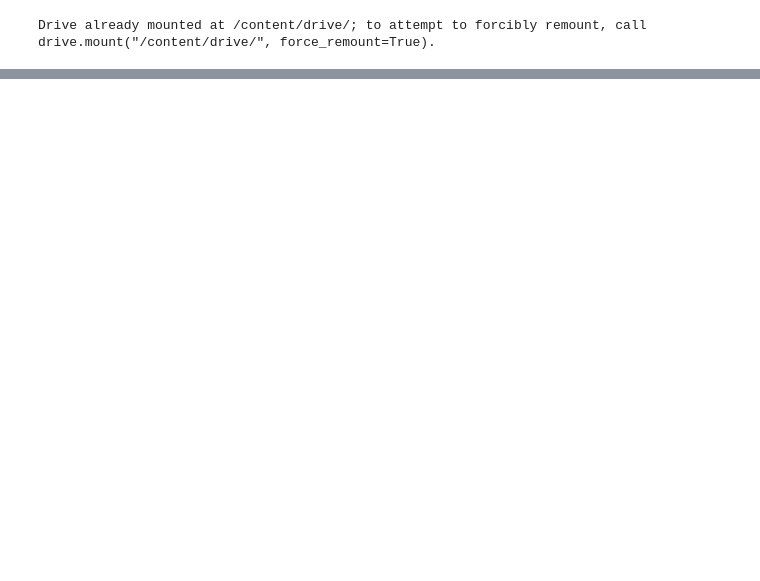
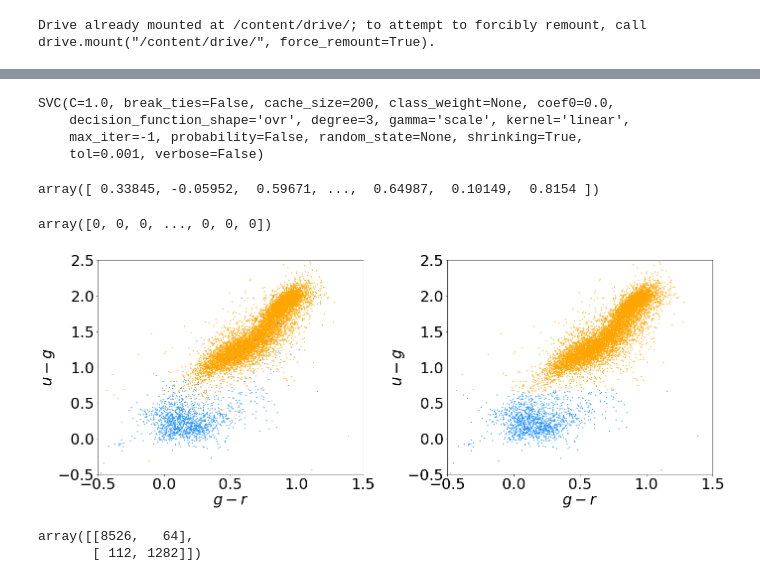
Before and after one commit to suafle/minitarea4, a Jupyter notebook: minitarea4_2020.ipynb, the cells around one changed output, grey strips where cells are left out. Saved outputs shown, nothing was run; the diff lists cells and outputs as text; code cells hidden in the pictures; blank space fills up the shorter version.

```diff
--- a/minitarea4_2020.ipynb
+++ b/minitarea4_2020.ipynb
@@ -97,0 +154,58 @@ files.download('datos_ml.csv')
+# %%
+#Escoger un diagrama color-color y hacer clasificación
+#En este caso (g-r,u-r)
+
+mapa = {'GALAXY':0,'QSO':1}
+df['clase'] = df['class'].map(mapa)
+X = np.array(df[['u-g','g-r']])          # Arreglo con atributo
+y = np.array(df[['clase']])              # Arreglo con resultados
+# %%
+rs = 1313   #Guardamos la semilla
+train_X, test_X, train_y, test_y = train_test_split(X, y, test_size = 0.2, random_state = rs) #Pimera division
+svm_clf = svm.SVC(kernel='linear')
+# %%
+svm_clf.fit(train_X,train_y.ravel())
+# %% [output]
+SVC(C=1.0, break_ties=False, cache_size=200, class_weight=None, coef0=0.0,
+    decision_function_shape='ovr', degree=3, gamma='scale', kernel='linear',
+    max_iter=-1, probability=False, random_state=None, shrinking=True,
+    tol=0.001, verbose=False)
+# %%
+pred_y = svm_clf.predict(test_X)
+# %%
+test_X[:,1]
+# %% [output]
+array([ 0.33845, -0.05952,  0.59671, ...,  0.64987,  0.10149,  0.8154 ])
+# %%
+train_y.ravel()
+# %% [output]
+array([0, 0, 0, ..., 0, 0, 0])
+# %%
+fig,ax = plt.subplots(1,2,figsize=(20,8))
+
+colormap = np.array(['orange', 'dodgerblue'])
+
+categories = test_y.ravel()
+ax[0].scatter(test_X[:,1],test_X[:,0],c=colormap[categories],s=2,alpha=0.8)#,label='Galaxy')
+ax[0].set_xlim([-0.5,1.5])
+ax[0].set_ylim([-0.5,2.5])
+ax[0].set_ylabel('$u-g$')
+ax[0].set_xlabel('$g-r$')
+
+categories = pred_y.ravel()
+ax[1].scatter(test_X[:,1],test_X[:,0],c=colormap[categories],s=2,alpha=0.8)#,label='Galaxy')
+ax[1].set_xlim([-0.5,1.5])
+ax[1].set_ylim([-0.5,2.5])
+ax[1].set_ylabel('$u-g$')
+ax[1].set_xlabel('$g-r$')
+
+plt.tight_layout()
+plt.show()
+plt.close()
+# %% [output]
+[figure, added]
+# %%
+confusion_matrix(test_y, pred_y)
+# %% [output]
+array([[8526,   64],
+       [ 112, 1282]])
```
Also changed, not shown: parts of 23 cells of this notebook.
